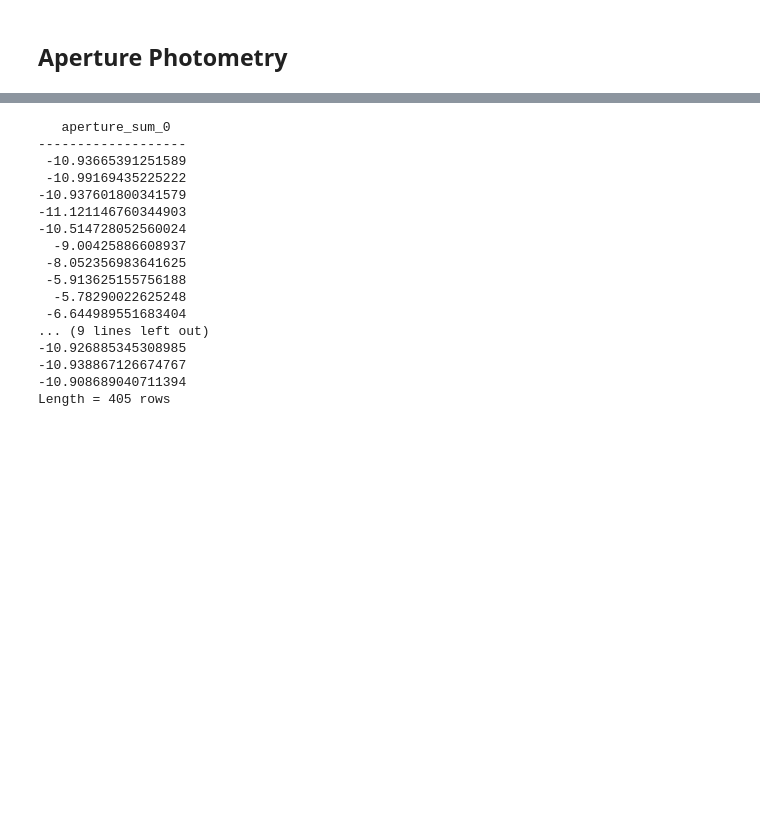
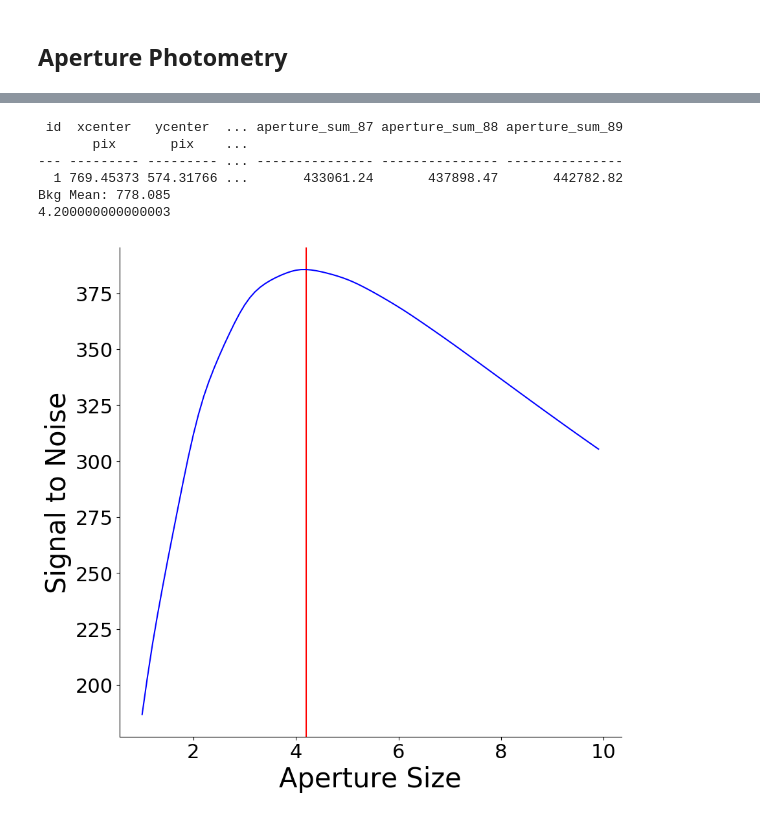
Before and after one commit to OwenJohnsons/Final_Year_Project, a Jupyter notebook: Code/photometry.ipynb, the cells around one changed output, grey strips where cells are left out. Drawn from its saved outputs; the diff is of its cells as text; code cells hidden in the pictures; blank space fills up the shorter version.

Commit message:
Aperture Optimisation update

```diff
--- a/Code/photometry.ipynb
+++ b/Code/photometry.ipynb
@@ -154 +170,36 @@ from photutils import *
+# %%
+trial_radius = np.arange(1, 10, 0.1) # - trial apertures.
+
+apertures = [CircularAperture(test_stars, r=r) for r in trial_radius]
+phot_table = aperture_photometry(image, apertures)
+for col in phot_table.colnames:
+    phot_table[col].info.format = '%.8g'
+print(phot_table)
+
+bkg_mean = np.mean(image[300:400, 600:640]) # - [x1:x2, y1:y2]
+print('Bkg Mean:', '{:.3f}'.format(bkg_mean))
+
+snr = np.array([])
+index = 0
+for col in phot_table.colnames[3:]:
+    bkg_total = bkg_mean * apertures[index].area
+    net_star = phot_table[col] - bkg_total
+    snr = np.append(snr, net_star / np.sqrt(net_star + bkg_total))
+    index += 1
+
+opti_aper = trial_radius[np.argmax(snr)]
+print(opti_aper)
+
+plt.axvline(opti_aper, color = 'red')
+plt.plot(trial_radius, snr, color = 'blue')
+plt.xlabel('Aperture Size'); plt.ylabel('Signal to Noise')
+plt.show()
+# %% [output]
+ id  xcenter   ycenter  ... aperture_sum_87 aperture_sum_88 aperture_sum_89
+       pix       pix    ...
+--- --------- --------- ... --------------- --------------- ---------------
+  1 769.45373 574.31766 ...       433061.24       437898.47       442782.82
+Bkg Mean: 778.085
+4.200000000000003
+[figure, added]
 # %%
@@ -172,47 +223,3 @@ def aper_photometry(data, sources):
     final_sum = phot_table['aperture_sum_0'] - bkg_sum
 
     return -2.5*np.log10(final_sum)
-# %%
-# B_mag = aper_photometry(bochum2_B, bochum2_sources__B[common_stars_idx_B])
-
-sources = bochum2_sources__B
-positions = np.transpose((sources['xcentroid'], sources['ycentroid']))
-
-
-# Aperture and Annulus
-aperture = CircularAperture(positions, r=6)
-annulus_aperture = CircularAnnulus(positions, r_in = 10, r_out = 15)
-apers = (aperture, annulus_aperture)
-
-phot_table = aperture_photometry(bochum2_B, apers)
-
-# We calculate the mean counts in each pixel in the background annulus, and the n multiply by the area
-# in the aperture to get the total background counts within each aperture
-
-bkg_mean = phot_table['aperture_sum_1']
-bkg_sum = bkg_mean*aperture.area/annulus_aperture.area
-
-# # Now we get the final table of background subtracted counts within each aperture
-final_sum = phot_table['aperture_sum_0'] - bkg_sum
-
-magnitude = -2.5*np.log10(final_sum)
-
-print(magnitude)
-# %% [output]
-   aperture_sum_0
--------------------
- -10.93665391251589
- -10.99169435225222
--10.937601800341579
--11.121146760344903
--10.514728052560024
-  -9.00425886608937
- -8.052356983641625
- -5.913625155756188
-  -5.78290022625248
- -6.644989551683404
-... (9 lines left out)
--10.926885345308985
--10.938867126674767
--10.908689040711394
-Length = 405 rows
```
Also changed, not shown: parts of 17 cells of this notebook, 8 other files.
